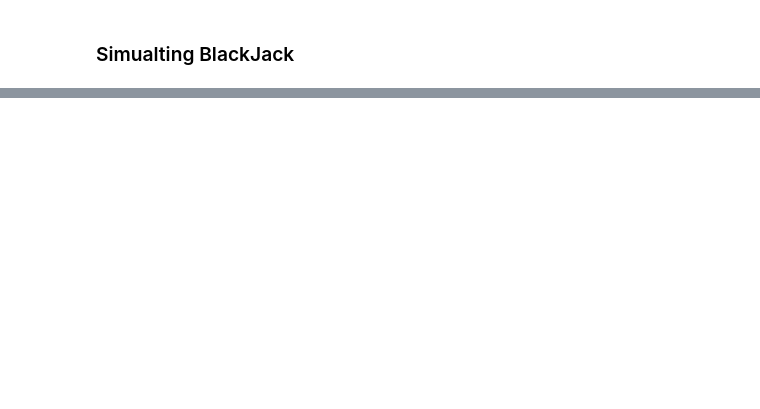
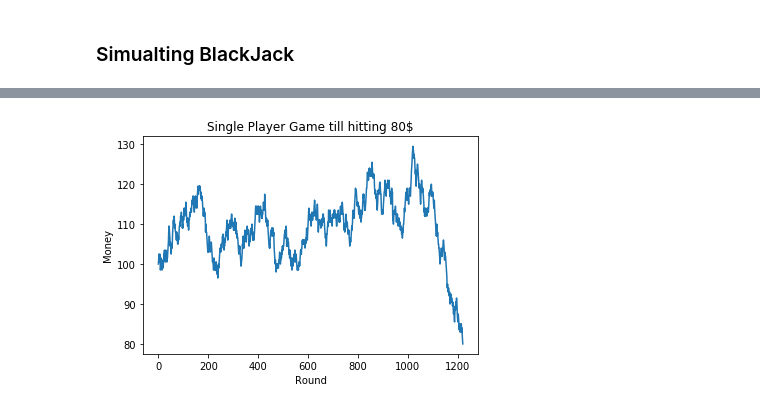
Before and after one commit to burakonal89/blackjack, a Jupyter notebook: blackjack.ipynb, the cells around one changed output, grey strips where cells are left out. Cells and saved outputs as stored; diff of their text form; code cells hidden in the pictures; blank space fills up the shorter version.

```diff
--- a/blackjack.ipynb
+++ b/blackjack.ipynb
@@ -50,0 +52,22 @@ Variance of the experiments: 34.19526188750163
+# %%
+start = time.time()
+game = Game(1, 100, 1, 8, "warning")
+xlist = [100]
+# keep playing as long as money is above 80
+while game.players[0].money > 80:
+    # keep playing if there is card
+    if game.index < game.cut_card and game.index < game.deck_length:
+        game.round += 1
+        if game.play_round():
+            xlist.append(game.players[0].money)
+        else:
+            game = Game(1, game.players[0].money, 1, 8, "warning")
+    else:
+        game = Game(1, game.players[0].money, 1, 8, "warning")
+plt.plot(xlist)
+plt.title("Single Player Game till hitting 80$")
+plt.xlabel("Round")
+plt.ylabel("Money")
+end = time.time()
+print("Elapsed time in seconds: {}".format(int(end-start)))
+# %% [output]
@@ -51,2 +75,3 @@ Variance of the experiments: 34.19526188750163
+[figure, added]
 # %%
 game = Game(1, 100, 1, 8, "warning")
```
Also changed, not shown: parts of 7 cells of this notebook, 1 other file.
